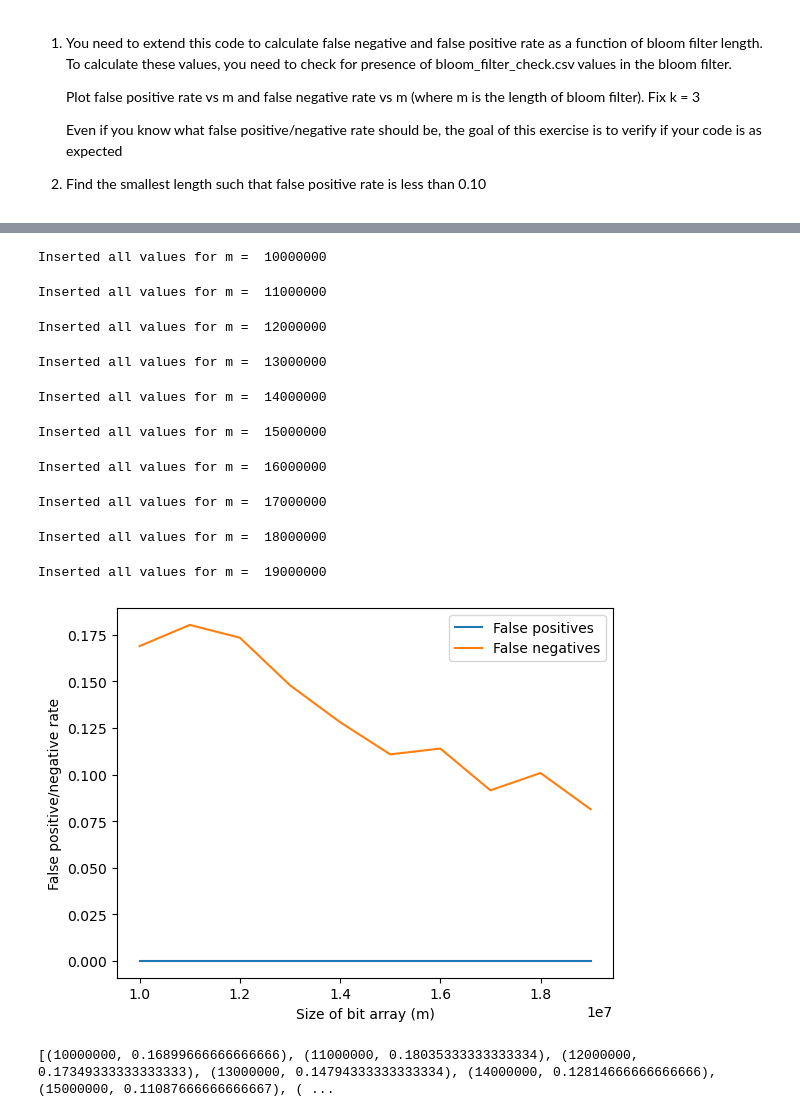
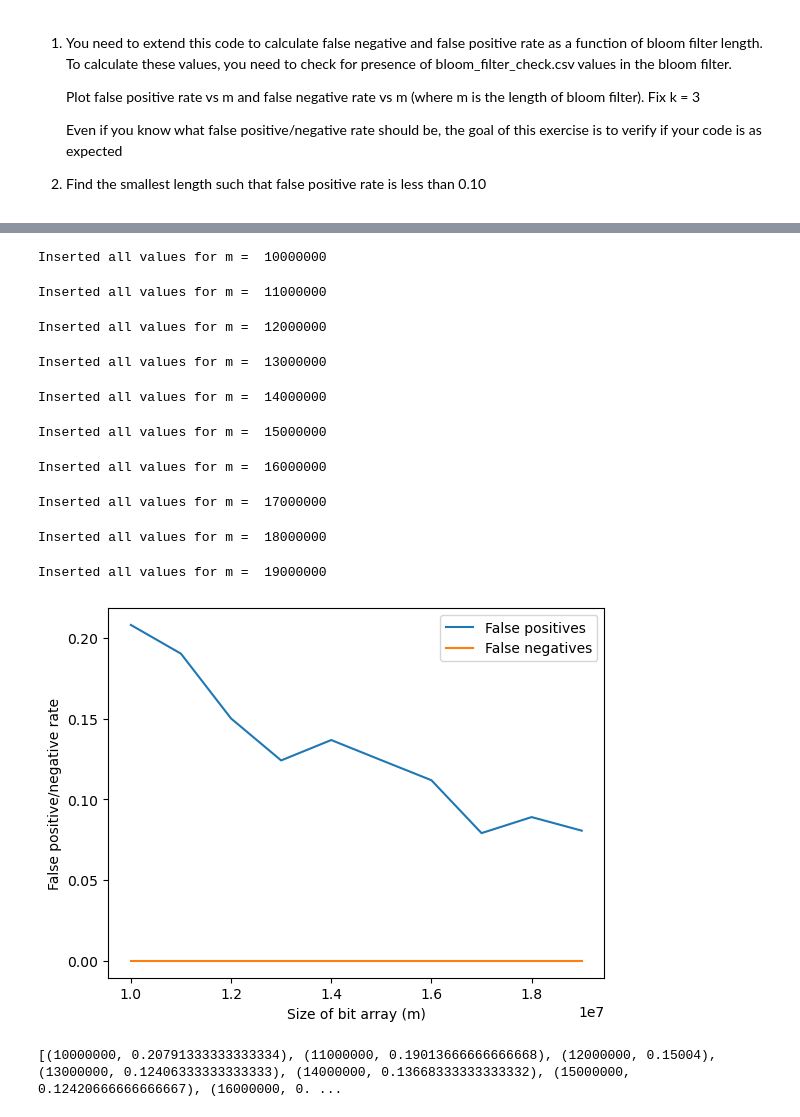
Before and after one commit to deliaqu/CS6386, a Jupyter notebook: HW1/bloom filter.ipynb, the cells around one changed output, grey strips where cells are left out. Saved outputs shown, nothing was run; the diff lists cells and outputs as text; code cells hidden in the pictures.

```diff
--- a/HW1/bloom filter.ipynb
+++ b/HW1/bloom filter.ipynb
@@ -157,22 +157,22 @@ Inserted all values for m =  90000000
 # %%
 m_values = range(int(1e7), int(2e7), int(1e6))
-false_negatives, false_positives = test_bloom_filter(m_values, values_to_check, insert_set)
+false_positives, false_negatives = test_bloom_filter(m_values, values_to_check, insert_set)
 plot_false_positives_and_negatives(m_values, false_positives, false_negatives)
 # %% [output]
 Inserted all values for m =  10000000
 Inserted all values for m =  11000000
 Inserted all values for m =  12000000
 Inserted all values for m =  13000000
 Inserted all values for m =  14000000
 Inserted all values for m =  15000000
 Inserted all values for m =  16000000
 Inserted all values for m =  17000000
 Inserted all values for m =  18000000
 Inserted all values for m =  19000000
-[figure, old version]
+[figure, new version]
 # %%
-print(list(zip(m_values, false_negatives)))
+print(list(zip(m_values, false_positives)))
 # %% [output]
-[(10000000, 0.16899666666666666), (11000000, 0.18035333333333334), (12000000, 0.17349333333333333), (13000000, 0.14794333333333334), (14000000, 0.12814666666666666), (15000000, 0.11087666666666667), ( ...
+[(10000000, 0.20791333333333334), (11000000, 0.19013666666666668), (12000000, 0.15004), (13000000, 0.12406333333333333), (14000000, 0.13668333333333332), (15000000, 0.12420666666666667), (16000000, 0. ...
 # %%
 m_values = range(16000000, 17000000, 100000)
```
Also changed, not shown: parts of 3 cells of this notebook, 2 other files.
